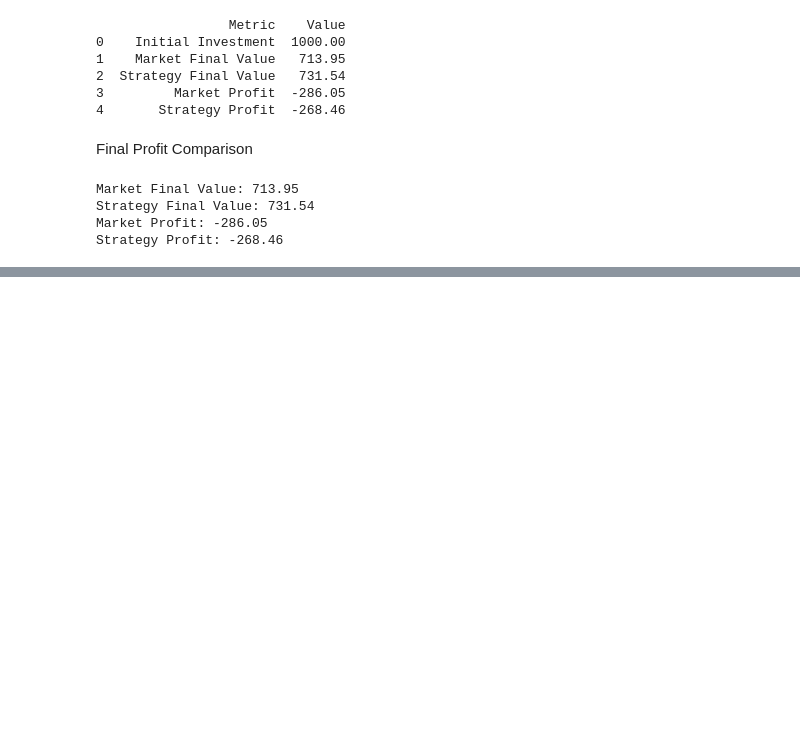
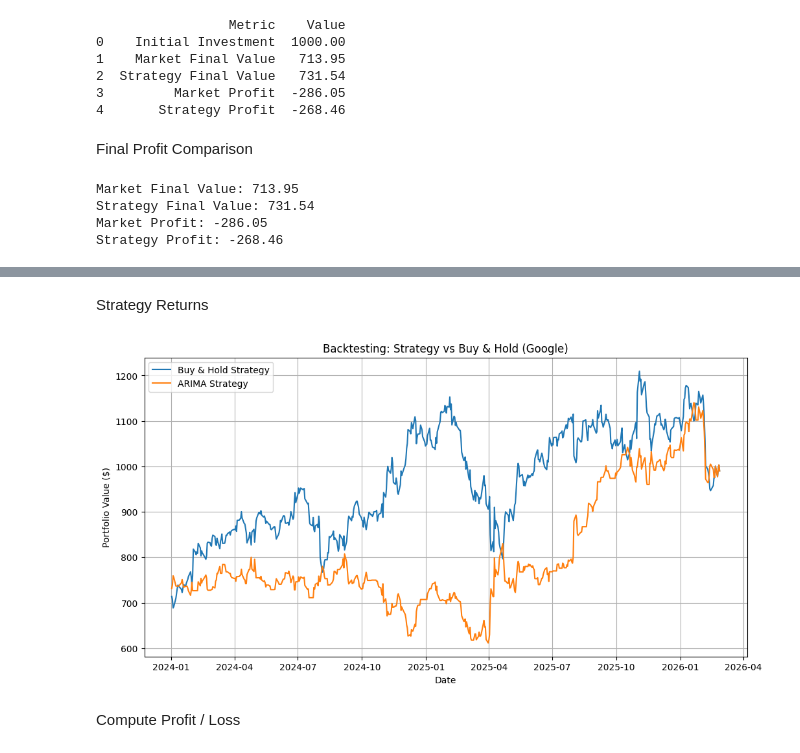
Before and after one commit to SU-IST707-SP26/group-project-algorithm-architects, a Jupyter notebook: work/Models/arima_model.ipynb, the cells around one changed output, grey strips where cells are left out. Drawn from its saved outputs; the diff is of its cells as text; code cells hidden in the pictures; blank space fills up the shorter version.

```diff
--- a/work/Models/arima_model.ipynb
+++ b/work/Models/arima_model.ipynb
@@ -673,0 +859,3 @@ Strategy Profit: -268.46
+# %%
+train = df[df.index < "2024-01-01"]
+test = df[df.index >= "2024-01-01"]
@@ -673,0 +929,44 @@ Strategy Profit: -268.46
+# %% [markdown]
+Strategy Returns
+# %%
+# Step 1: Strategy returns
+strategy_returns = []
+
+for i in range(len(test)):
+    signal = test['Signal'].iloc[i]
+    actual = test['Return'].iloc[i]
+
+    if signal == "BUY":
+        strategy_returns.append(actual)
+    elif signal == "SELL":
+        strategy_returns.append(-actual)
+    else:
+        strategy_returns.append(0)
+
+test['Strategy_Return'] = strategy_returns
+
+
+# Step 2: Cumulative returns
+initial_investment = 1000
+
+test['Market_Cumulative'] = (1 + test['Return']).cumprod() * initial_investment
+test['Strategy_Cumulative'] = (1 + test['Strategy_Return']).cumprod() * initial_investment
+
+
+# Step 3: Plot
+plt.figure(figsize=(12,6))
+
+plt.plot(test.index, test['Market_Cumulative'], label='Buy & Hold Strategy')
+plt.plot(test.index, test['Strategy_Cumulative'], label='ARIMA Strategy')
+
+plt.title("Backtesting: Strategy vs Buy & Hold (Google)")
+plt.xlabel("Date")
+plt.ylabel("Portfolio Value ($)")
+plt.legend()
+plt.grid()
+
+plt.show()
+# %% [output]
+[figure, added]
+# %% [markdown]
+Compute Profit / Loss
```
Also changed, not shown: parts of 36 cells of this notebook.
